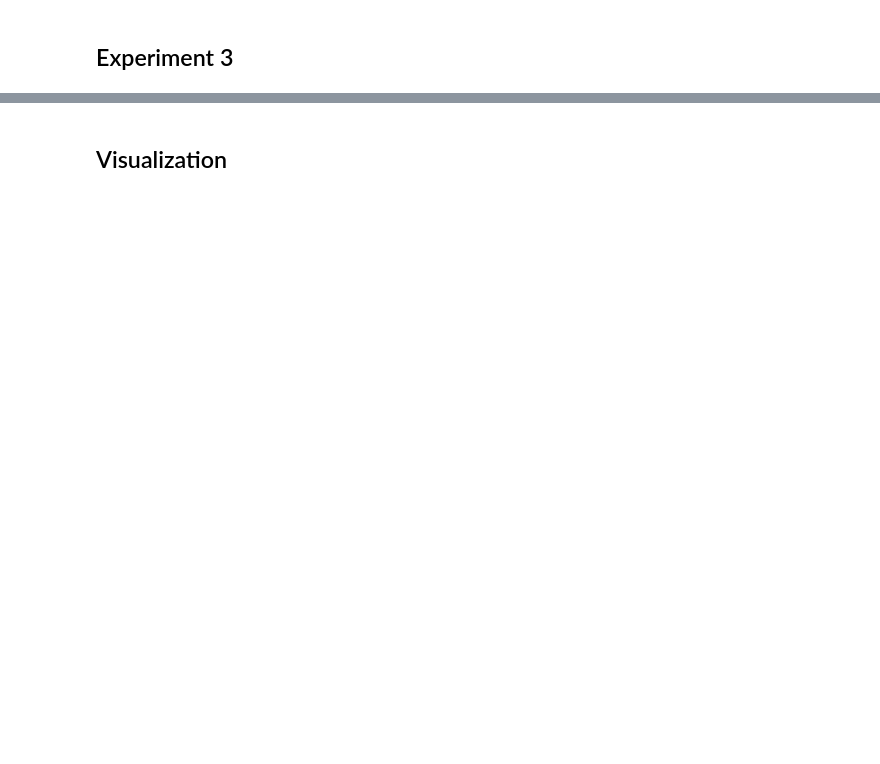
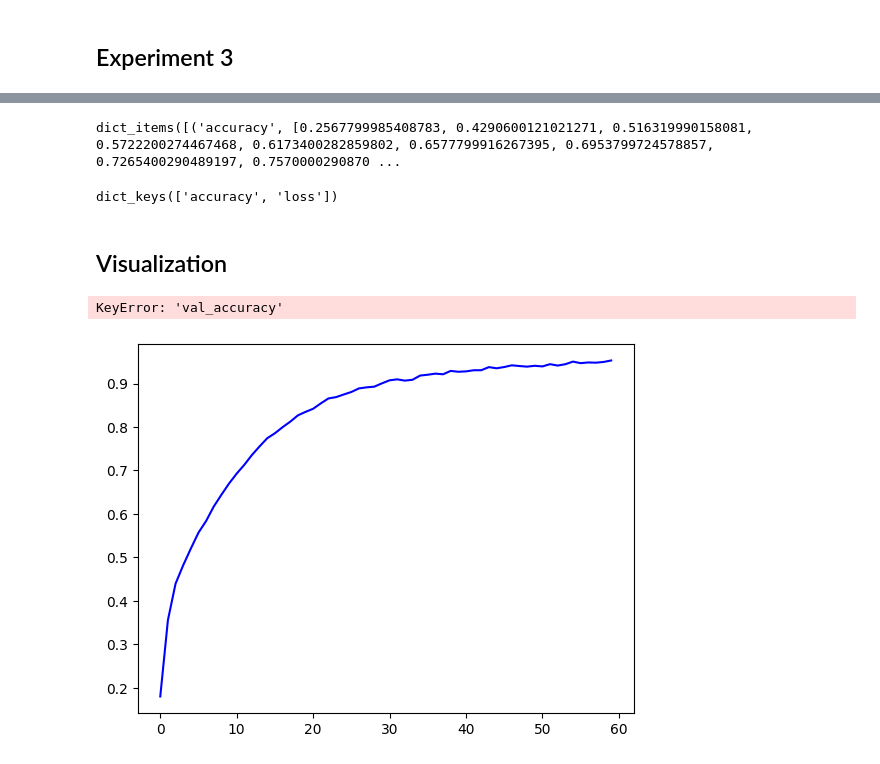
Before and after one commit to polasisaisankar/DL_MNIST, a Jupyter notebook: cifar_cnn_keras.ipynb, the cells around one changed output, grey strips where cells are left out. Saved outputs shown, nothing was run; the diff lists cells and outputs as text; code cells hidden in the pictures; blank space fills up the shorter version.

```diff
--- a/cifar_cnn_keras.ipynb
+++ b/cifar_cnn_keras.ipynb
@@ -15,6 +15,7 @@ from keras.utils import to_categorical
 # %%
 print(y_train[0])
 y_train = to_categorical(y_train)
+y_test = to_categorical(y_test)
 print(y_train[0])
 # %% [output]
 [6]
@@ -30,6 +31,8 @@ print(x_train.shape)
 # %%
 model = Sequential()
 model.add(Conv2D(6,(3,3),activation='relu'))
+model.add(Conv2D(6,(3,3),activation='relu'))
+model.add(MaxPool2D(2,2))
 model.add(MaxPool2D(2,2))
 model.add(Flatten(input_shape=(32,32,3)))
 model.add(Dense(128,activation='relu'))
@@ -124,11 +135,20 @@ ValueError: Arguments `target` and `output` must have the same shape. Received:
 # %%
 print(result.history.items())
+# %% [output]
+dict_items([('accuracy', [0.2567799985408783, 0.4290600121021271, 0.516319990158081, 0.5722200274467468, 0.6173400282859802, 0.6577799916267395, 0.6953799724578857, 0.7265400290489197, 0.7570000290870 ...
 # %%
 print(result.history.keys())
+# %% [output]
+dict_keys(['accuracy', 'loss'])
 # %% [markdown]
 ## Visualization
 # %%
+import matplotlib.pyplot as plt
 plt.plot(result.history['accuracy'],label='train accuracy',color = 'blue')
-plt.plot(result.history['val_accuracy'],label='validation accuracy', color = 'red')
+plt.plot(result.history['val_accuracy'],label='val_accuracy', color = 'red')
 plt.legend()
-plt.title(' vs Epochs')
+plt.title('train vs validation accuracy')
+plt.show()
+# %% [output]
+KeyError: 'val_accuracy'
+[figure, added]
```
Also changed, not shown: parts of 4 cells of this notebook.
